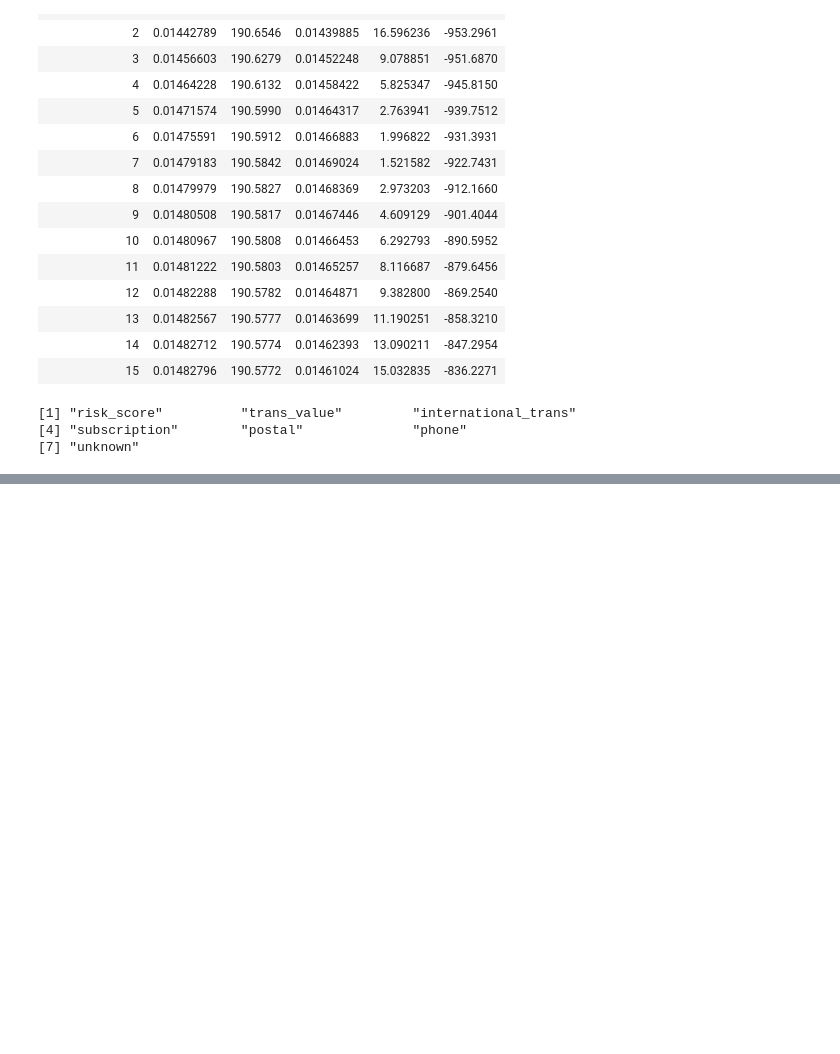
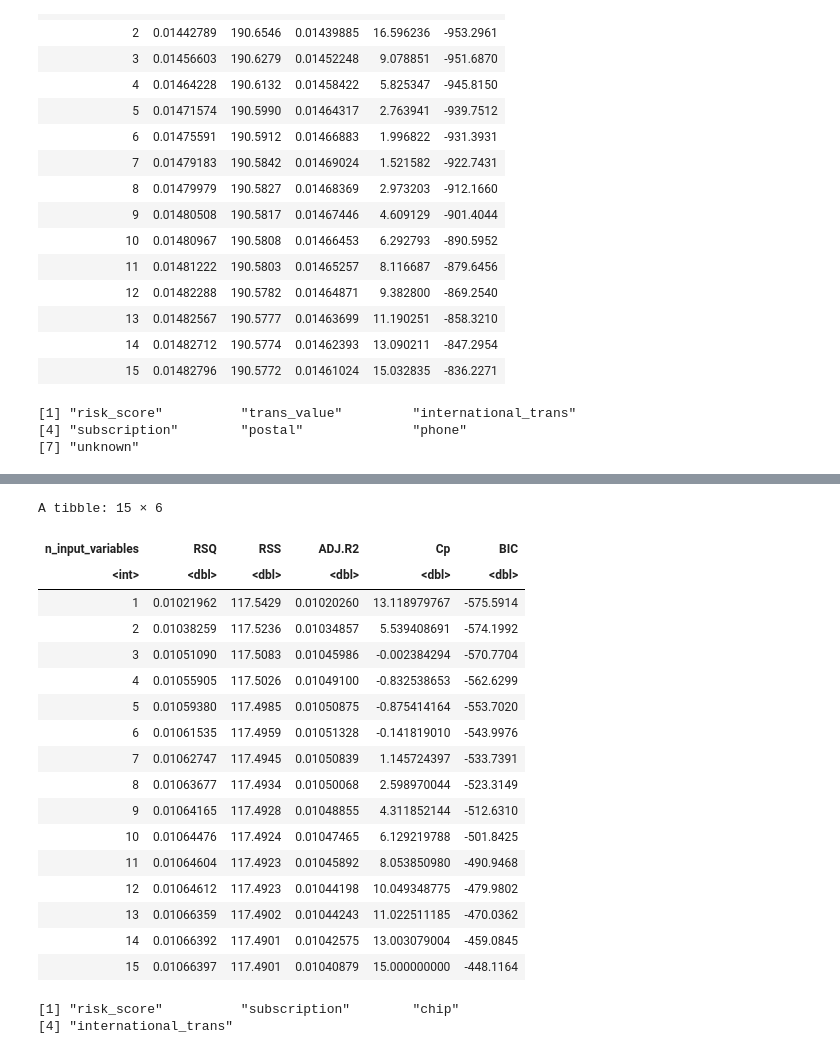
Before and after one commit to khuedo22/BOLT-Datathon-2024, a Jupyter notebook: logistic_model.ipynb, the cells around one changed output, grey strips where cells are left out. Drawn from its saved outputs; the diff is of its cells as text; code cells hidden in the pictures; blank space fills up the shorter version.

Commit message:
update model

```diff
--- a/logistic_model.ipynb
+++ b/logistic_model.ipynb
@@ -158,8 +152,11 @@ selected_var
 [4] "subscription"        "postal"              "phone"
 [7] "unknown"
 # %%
-training <- data_train %>% select(all_of(selected_var_1),fraud_flagged)
-testing <- data_test %>% select(all_of(selected_var_1),fraud_flagged)
+training <- data_train %>% select(all_of(selected_var_1),fraud_flagged,card_present, chip_usage)
+testing <- data_test %>% select(all_of(selected_var_1),fraud_flagged, card_present, chip_usage)
+
+# training <- data_train %>% select(-trans_value, -international_trans)
+# testing <- data_test %>% select(-trans_value, -international_trans)
 # %%
 model <- glm(
         formula = fraud_flagged ~ .,
@@ -271,0 +258,10 @@ Prediction     0     1
+# %%
+# turn categorical variables into binary value and remove NA values
+data3 <- data_clean %>% filter(trans_time != "na:n:" ) %>%
+    na.omit(risk_score) %>%
+    mutate(chip_usage = if_else(chip_usage == "Yes", 1, 0),
+           international_trans = if_else(international_trans == "Yes", 1,0),
+           card_present = if_else(card_present == "CP",1,0),
+           fraud_flagged = if_else(fraud_flagged == "Yes",1,0)) %>%
+    filter(merchant_country == "USA")
+head(data3)
@@ -271,0 +304,16 @@ Prediction     0     1
+# %%
+set.seed(101) # set seed
+
+# Splitting the data into two sets: 70% training and 30% test + validation
+data_split2 <- initial_split(model_data2, prop = 0.7)
+data_train2 <- training(data_split2)  # Training set
+data_test2 <- testing(data_split2)    # Test set
+# %%
+forward2 <- regsubsets(
+  x = fraud_flagged ~ . ,nvmax = 15,
+  data = data_train2,
+  method = "forward",
+)
+
+forward_summary2 <- summary(forward2)
+forward_summary2
@@ -271,0 +343,36 @@ Prediction     0     1
+# %%
+#perform forward selection and select the number of variables with the highest adjusted R^2
+forward_summary_df2 <- tibble(
+    n_input_variables = 1:15,
+    RSQ = forward_summary2$rsq,
+    RSS = forward_summary2$rss,
+    ADJ.R2 = forward_summary2$adjr2,
+    Cp = forward_summary2$cp,
+    BIC = forward_summary2$bic,
+)
+forward_summary_df2
+# %% [output]
+A tibble: 15 × 6
+| n_input_variables | RSQ | RSS | ADJ.R2 | Cp | BIC |
+| <int> | <dbl> | <dbl> | <dbl> | <dbl> | <dbl> |
+| 1 | 0.01021962 | 117.5429 | 0.01020260 | 13.118979767 | -575.5914 |
+| 2 | 0.01038259 | 117.5236 | 0.01034857 | 5.539408691 | -574.1992 |
+| 3 | 0.01051090 | 117.5083 | 0.01045986 | -0.002384294 | -570.7704 |
+| 4 | 0.01055905 | 117.5026 | 0.01049100 | -0.832538653 | -562.6299 |
+| 5 | 0.01059380 | 117.4985 | 0.01050875 | -0.875414164 | -553.7020 |
+| 6 | 0.01061535 | 117.4959 | 0.01051328 | -0.141819010 | -543.9976 |
+| 7 | 0.01062747 | 117.4945 | 0.01050839 | 1.145724397 | -533.7391 |
+| 8 | 0.01063677 | 117.4934 | 0.01050068 | 2.598970044 | -523.3149 |
+| 9 | 0.01064165 | 117.4928 | 0.01048855 | 4.311852144 | -512.6310 |
+| 10 | 0.01064476 | 117.4924 | 0.01047465 | 6.129219788 | -501.8425 |
+| 11 | 0.01064604 | 117.4923 | 0.01045892 | 8.053850980 | -490.9468 |
+| 12 | 0.01064612 | 117.4923 | 0.01044198 | 10.049348775 | -479.9802 |
+| 13 | 0.01066359 | 117.4902 | 0.01044243 | 11.022511185 | -470.0362 |
+| 14 | 0.01066392 | 117.4901 | 0.01042575 | 13.003079004 | -459.0845 |
+| 15 | 0.01066397 | 117.4901 | 0.01040879 | 15.000000000 | -448.1164 |
+# %%
+selected_var2 <- names(coef(forward2, 4))[-1]
+selected_var2
+# %% [output]
+[1] "risk_score"          "subscription"        "chip"
+[4] "international_trans"
```
Also changed, not shown: parts of 16 cells of this notebook.
